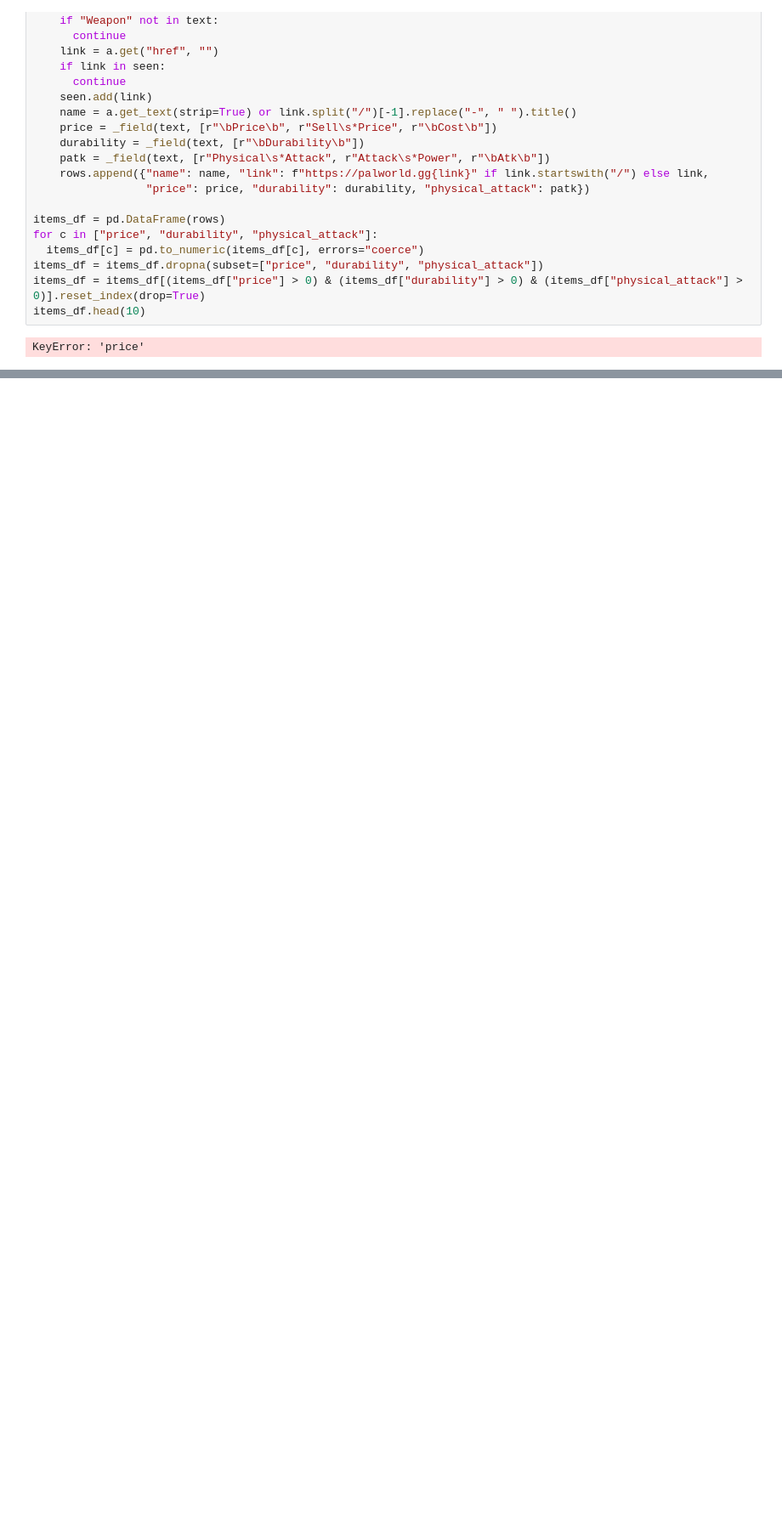
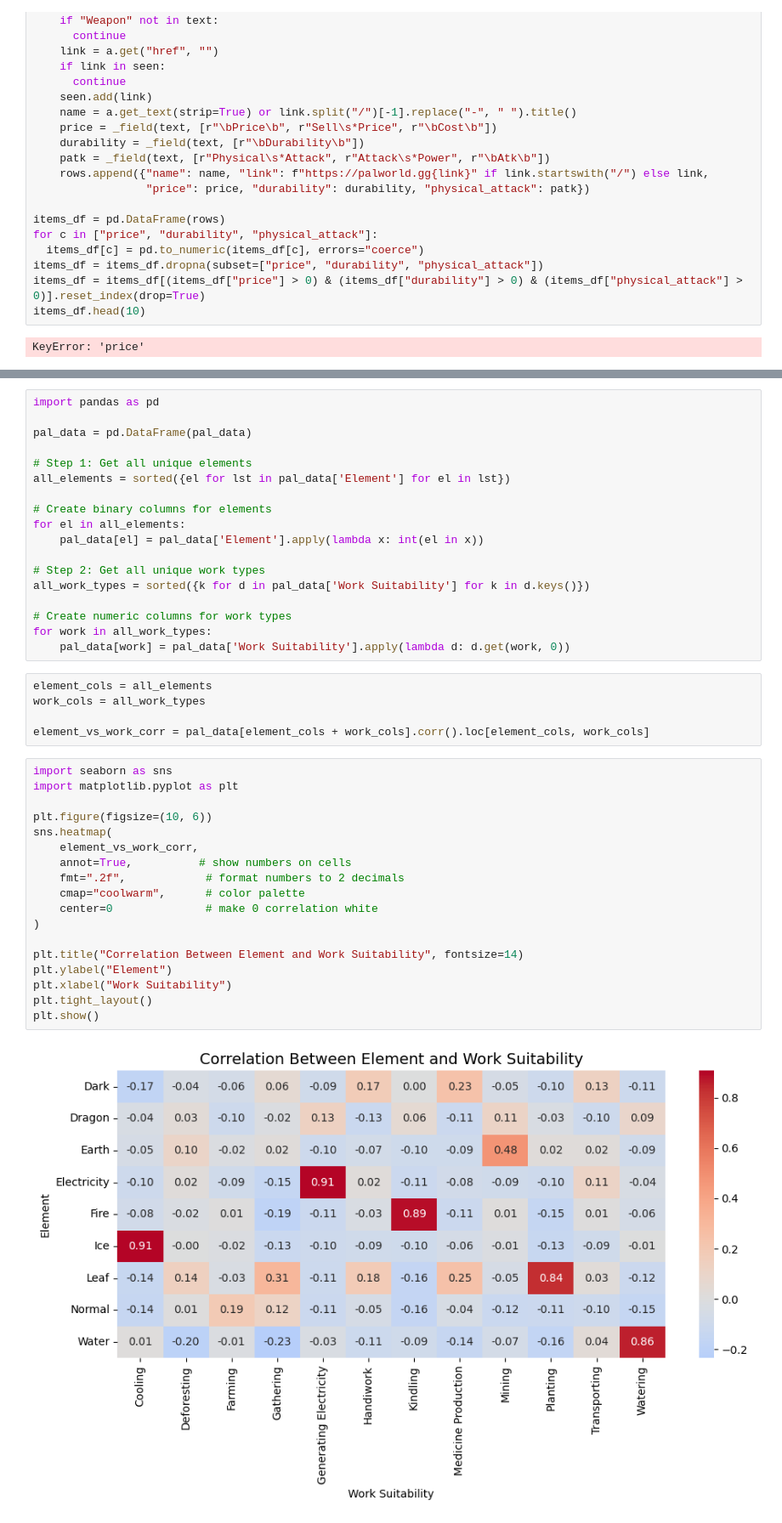
Before and after one commit to xavieryu18/DS3000, a Jupyter notebook: hw5_master.ipynb, the cells around one changed output, grey strips where cells are left out. Shown at 85% size. Cells and saved outputs as stored; diff of their text form; blank space fills up the shorter version.

```diff
--- a/hw5_master.ipynb
+++ b/hw5_master.ipynb
@@ -539,0 +546,43 @@ plt.show()
+# %%
+import pandas as pd
+
+pal_data = pd.DataFrame(pal_data)
+
+# Step 1: Get all unique elements
+all_elements = sorted({el for lst in pal_data['Element'] for el in lst})
+
+# Create binary columns for elements
+for el in all_elements:
+    pal_data[el] = pal_data['Element'].apply(lambda x: int(el in x))
+
+# Step 2: Get all unique work types
+all_work_types = sorted({k for d in pal_data['Work Suitability'] for k in d.keys()})
+
+# Create numeric columns for work types
+for work in all_work_types:
+    pal_data[work] = pal_data['Work Suitability'].apply(lambda d: d.get(work, 0))
+# %%
+element_cols = all_elements
+work_cols = all_work_types
+
+element_vs_work_corr = pal_data[element_cols + work_cols].corr().loc[element_cols, work_cols]
+# %%
+import seaborn as sns
+import matplotlib.pyplot as plt
+
+plt.figure(figsize=(10, 6))
+sns.heatmap(
+    element_vs_work_corr,
+    annot=True,          # show numbers on cells
+    fmt=".2f",            # format numbers to 2 decimals
+    cmap="coolwarm",      # color palette
+    center=0              # make 0 correlation white
+)
+
+plt.title("Correlation Between Element and Work Suitability", fontsize=14)
+plt.ylabel("Element")
+plt.xlabel("Work Suitability")
+plt.tight_layout()
+plt.show()
+# %% [output]
+[figure, added]
```
Also changed, not shown: parts of 5 cells of this notebook.
